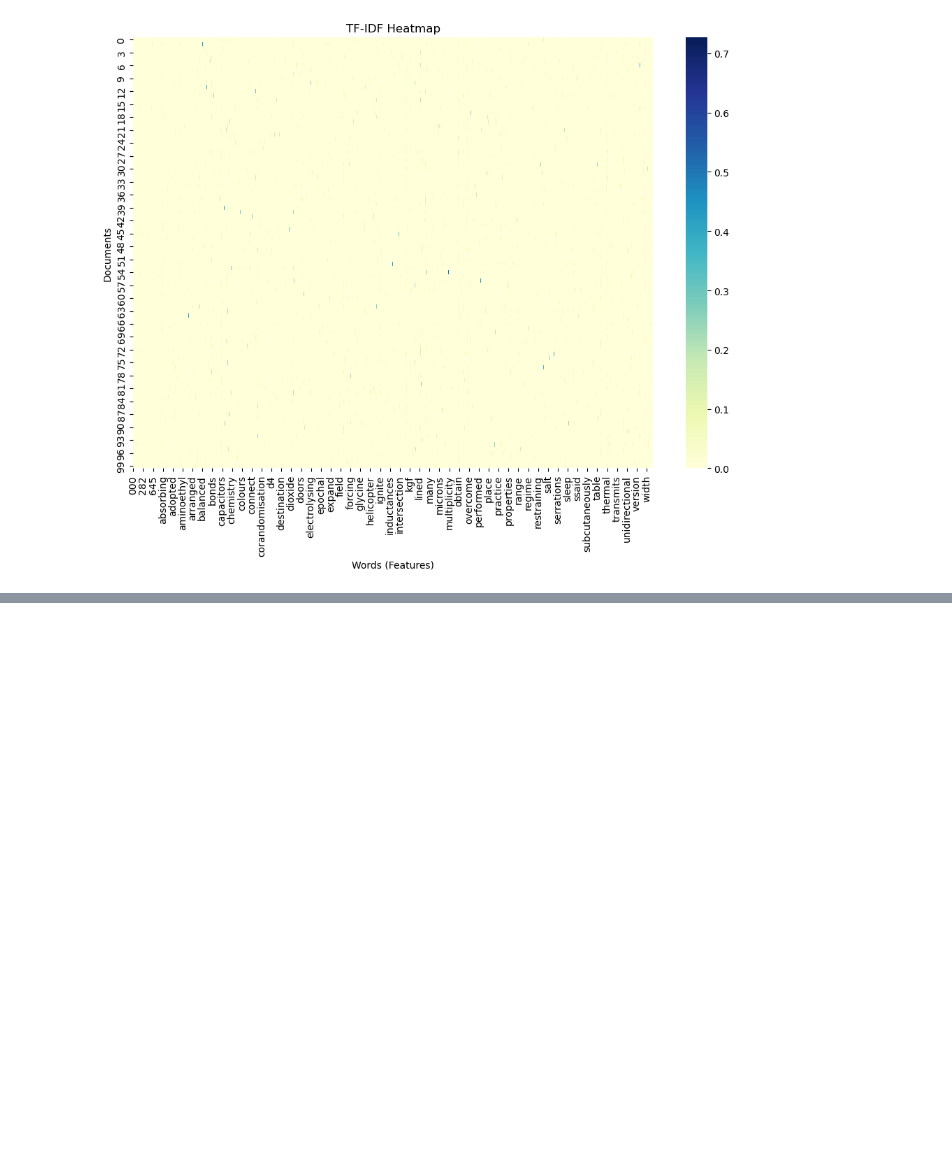
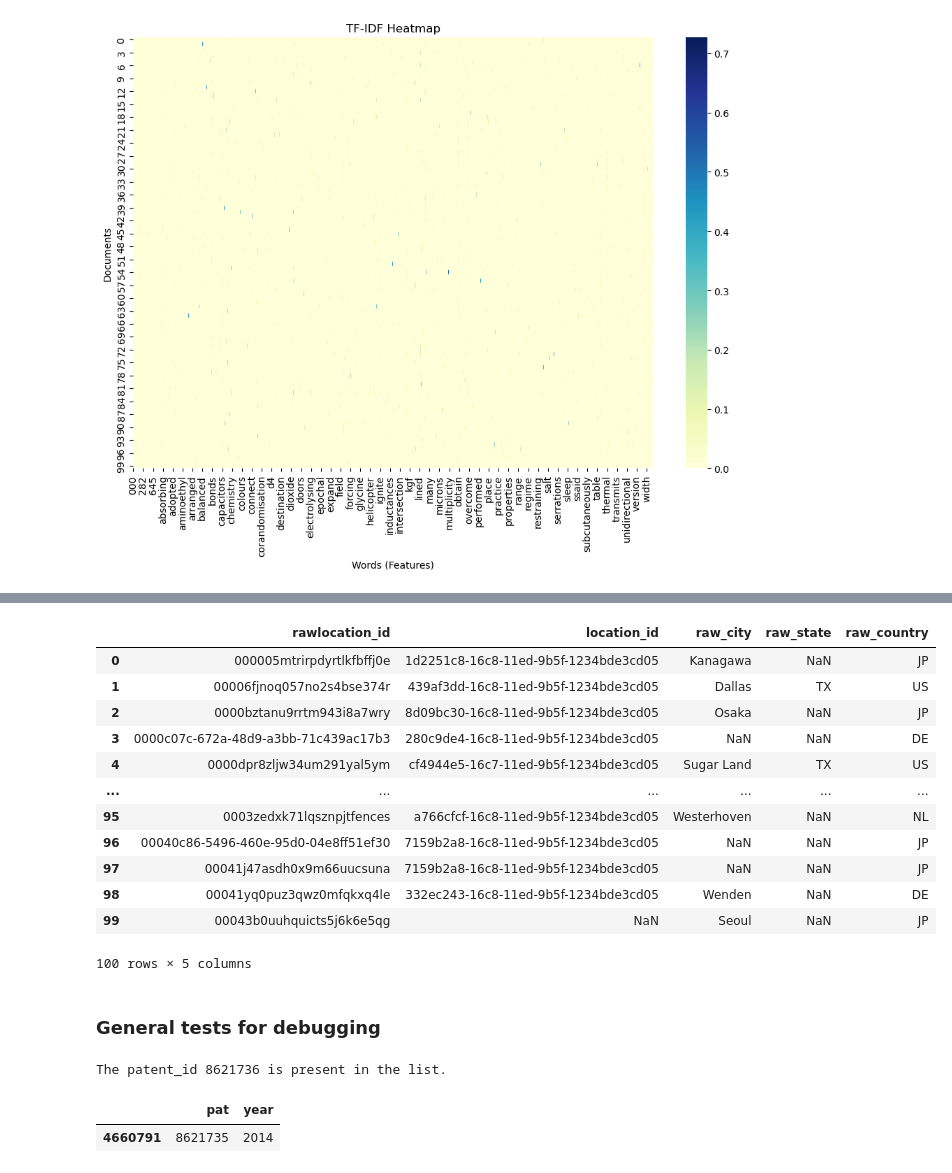
Before and after one commit to smildiner/green-patents, a Jupyter notebook: preprocessing/tests.ipynb, the cells around one changed output, grey strips where cells are left out. Drawn from its saved outputs; the diff is of its cells as text; code cells hidden in the pictures; blank space fills up the shorter version.

Commit message:
fixing issues with input files year and cpc

```diff
--- a/preprocessing/tests.ipynb
+++ b/preprocessing/tests.ipynb
@@ -207,0 +222,20 @@ plt.show()
+# %%
+location = pd.read_csv("/home/smildinerm/data/volume_2/data/USPTO/g_location_not_disambiguated.tsv.zip", chunksize=100, delimiter="\t")
+# %%
+next(location)
+# %% [output]
+|  | rawlocation_id | location_id | raw_city | raw_state | raw_country |
+| 0 | 000005mtrirpdyrtlkfbffj0e | 1d2251c8-16c8-11ed-9b5f-1234bde3cd05 | Kanagawa | NaN | JP |
+| 1 | 00006fjnoq057no2s4bse374r | 439af3dd-16c8-11ed-9b5f-1234bde3cd05 | Dallas | TX | US |
+| 2 | 0000bztanu9rrtm943i8a7wry | 8d09bc30-16c8-11ed-9b5f-1234bde3cd05 | Osaka | NaN | JP |
+| 3 | 0000c07c-672a-48d9-a3bb-71c439ac17b3 | 280c9de4-16c8-11ed-9b5f-1234bde3cd05 | NaN | NaN | DE |
+| 4 | 0000dpr8zljw34um291yal5ym | cf4944e5-16c7-11ed-9b5f-1234bde3cd05 | Sugar Land | TX | US |
+| ... | ... | ... | ... | ... | ... |
+| 95 | 0003zedxk71lqsznpjtfences | a766cfcf-16c8-11ed-9b5f-1234bde3cd05 | Westerhoven | NaN | NL |
+| 96 | 00040c86-5496-460e-95d0-04e8ff51ef30 | 7159b2a8-16c8-11ed-9b5f-1234bde3cd05 | NaN | NaN | JP |
+| 97 | 00041j47asdh0x9m66uucsuna | 7159b2a8-16c8-11ed-9b5f-1234bde3cd05 | NaN | NaN | JP |
+| 98 | 00041yq0puz3qwz0mfqkxq4le | 332ec243-16c8-11ed-9b5f-1234bde3cd05 | Wenden | NaN | DE |
+| 99 | 00043b0uuhquicts5j6k6e5qg | NaN | Seoul | NaN | JP |
+100 rows × 5 columns
+# %% [markdown]
+### General tests for debugging
@@ -207,0 +279,21 @@ plt.show()
+# %%
+# Patent ID to check
+target_patent_id = 8621736
+
+# Check if the patent_id is in the list of dictionaries
+found = any(d['patent'] == target_patent_id for d in patents)
+
+# Print the result
+if found:
+    print(f"The patent_id {target_patent_id} is present in the list.")
+else:
+    print(f"The patent_id {target_patent_id} is not present in the list.")
+# %% [output]
+The patent_id 8621736 is present in the list.
+# %%
+import pandas as pd
+year = pd.read_csv("/home/smildinerm/data/volume_2/data/USPTO/input_files/year.csv", delimiter="\t")
+year[year.iloc[:,0] == 8621735]
+# %% [output]
+|  | pat | year |
+| 4660791 | 8621735 | 2014 |
```
Also changed, not shown: parts of 6 cells of this notebook, 1 other file.
